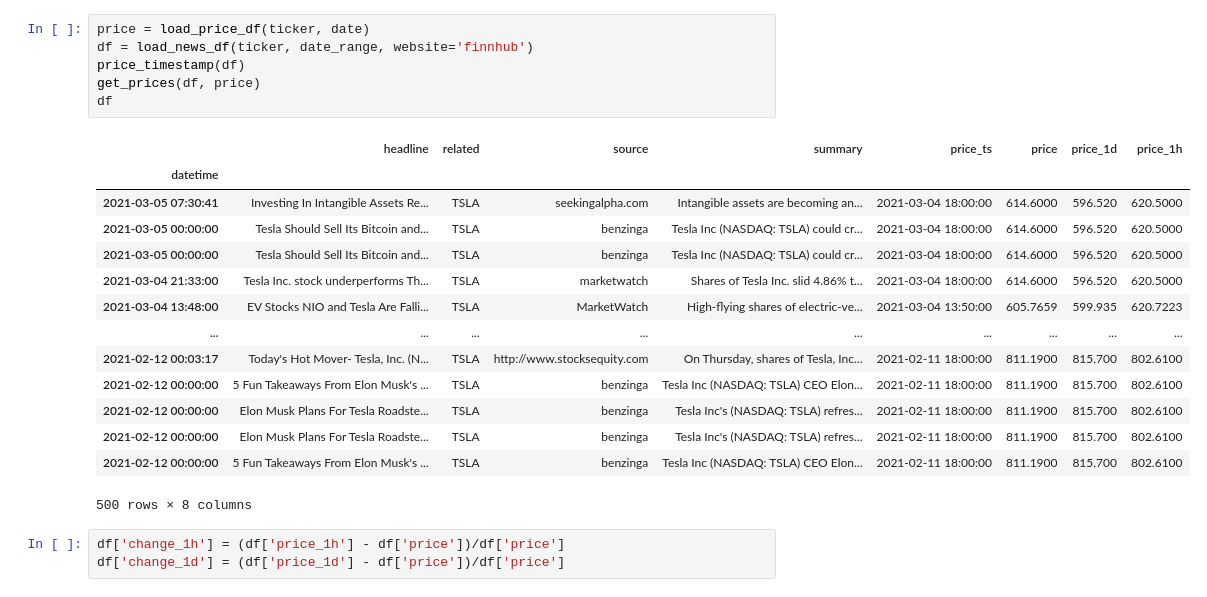
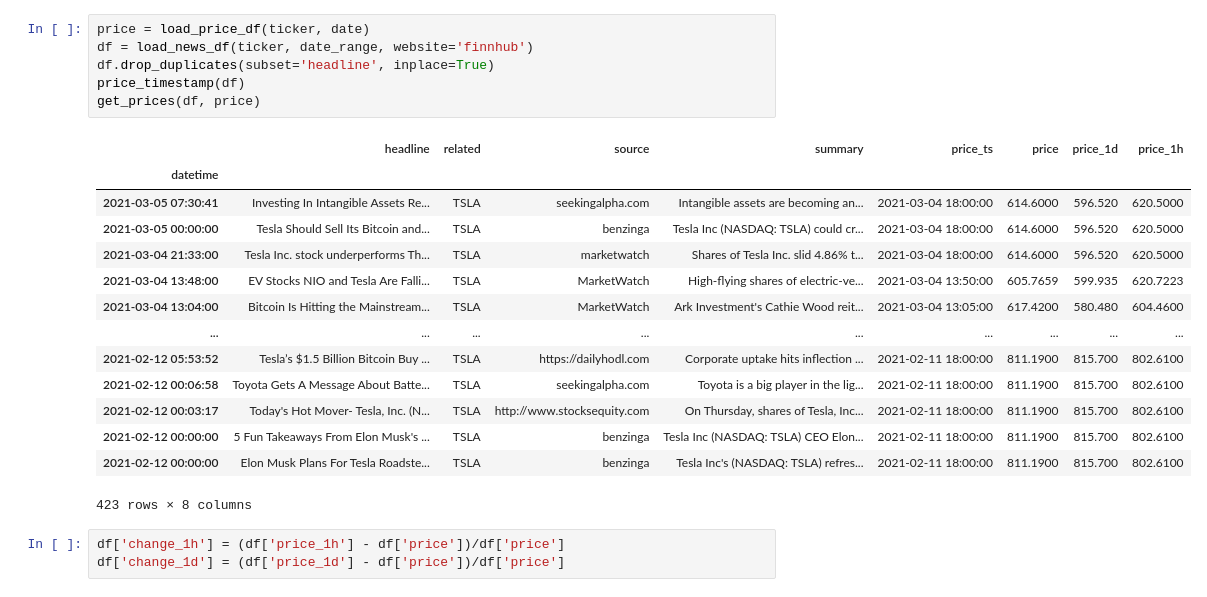
Before and after one commit to alessandraquig/SentimentAnalysisSubproject, a Jupyter notebook: FinanceSentimentAnalyser.ipynb, the cells around one changed output. Cells and saved outputs as stored; diff of their text form.

```diff
--- a/FinanceSentimentAnalyser.ipynb
+++ b/FinanceSentimentAnalyser.ipynb
@@ -14,24 +26,24 @@ website = 'alphavantage'
 # %%
 price = load_price_df(ticker, date)
 df = load_news_df(ticker, date_range, website='finnhub')
+df.drop_duplicates(subset='headline', inplace=True)
 price_timestamp(df)
 get_prices(df, price)
-df
 # %% [output]
 |  | headline | related | source | summary | price_ts | price | price_1d | price_1h |
 | datetime |  |  |  |  |  |  |  |  |
 | 2021-03-05 07:30:41 | Investing In Intangible Assets Re... | TSLA | seekingalpha.com | Intangible assets are becoming an... | 2021-03-04 18:00:00 | 614.6000 | 596.520 | 620.5000 |
 | 2021-03-05 00:00:00 | Tesla Should Sell Its Bitcoin and... | TSLA | benzinga | Tesla Inc (NASDAQ: TSLA) could cr... | 2021-03-04 18:00:00 | 614.6000 | 596.520 | 620.5000 |
-| 2021-03-05 00:00:00 | Tesla Should Sell Its Bitcoin and... | TSLA | benzinga | Tesla Inc (NASDAQ: TSLA) could cr... | 2021-03-04 18:00:00 | 614.6000 | 596.520 | 620.5000 |
 | 2021-03-04 21:33:00 | Tesla Inc. stock underperforms Th... | TSLA | marketwatch | Shares of Tesla Inc. slid 4.86% t... | 2021-03-04 18:00:00 | 614.6000 | 596.520 | 620.5000 |
 | 2021-03-04 13:48:00 | EV Stocks NIO and Tesla Are Falli... | TSLA | MarketWatch | High-flying shares of electric-ve... | 2021-03-04 13:50:00 | 605.7659 | 599.935 | 620.7223 |
+| 2021-03-04 13:04:00 | Bitcoin Is Hitting the Mainstream... | TSLA | MarketWatch | Ark Investment's Cathie Wood reit... | 2021-03-04 13:05:00 | 617.4200 | 580.480 | 604.4600 |
 | ... | ... | ... | ... | ... | ... | ... | ... | ... |
+| 2021-02-12 05:53:52 | Tesla’s $1.5 Billion Bitcoin Buy ... | TSLA | https://dailyhodl.com | Corporate uptake hits inflection ... | 2021-02-11 18:00:00 | 811.1900 | 815.700 | 802.6100 |
+| 2021-02-12 00:06:58 | Toyota Gets A Message About Batte... | TSLA | seekingalpha.com | Toyota is a big player in the lig... | 2021-02-11 18:00:00 | 811.1900 | 815.700 | 802.6100 |
 | 2021-02-12 00:03:17 | Today's Hot Mover- Tesla, Inc. (N... | TSLA | http://www.stocksequity.com | On Thursday, shares of Tesla, Inc... | 2021-02-11 18:00:00 | 811.1900 | 815.700 | 802.6100 |
 | 2021-02-12 00:00:00 | 5 Fun Takeaways From Elon Musk's ... | TSLA | benzinga | Tesla Inc (NASDAQ: TSLA) CEO Elon... | 2021-02-11 18:00:00 | 811.1900 | 815.700 | 802.6100 |
 | 2021-02-12 00:00:00 | Elon Musk Plans For Tesla Roadste... | TSLA | benzinga | Tesla Inc's (NASDAQ: TSLA) refres... | 2021-02-11 18:00:00 | 811.1900 | 815.700 | 802.6100 |
-| 2021-02-12 00:00:00 | Elon Musk Plans For Tesla Roadste... | TSLA | benzinga | Tesla Inc's (NASDAQ: TSLA) refres... | 2021-02-11 18:00:00 | 811.1900 | 815.700 | 802.6100 |
-| 2021-02-12 00:00:00 | 5 Fun Takeaways From Elon Musk's ... | TSLA | benzinga | Tesla Inc (NASDAQ: TSLA) CEO Elon... | 2021-02-11 18:00:00 | 811.1900 | 815.700 | 802.6100 |
-500 rows × 8 columns
+423 rows × 8 columns
 # %%
 df['change_1h'] = (df['price_1h'] - df['price'])/df['price']
 df['change_1d'] = (df['price_1d'] - df['price'])/df['price']
```
Also changed, not shown: parts of 16 cells of this notebook.
